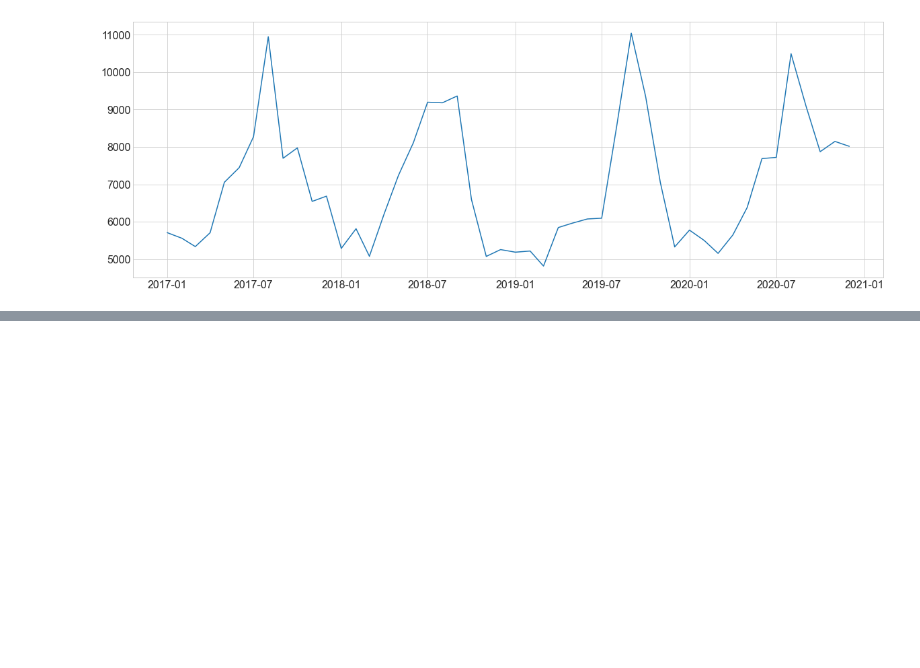
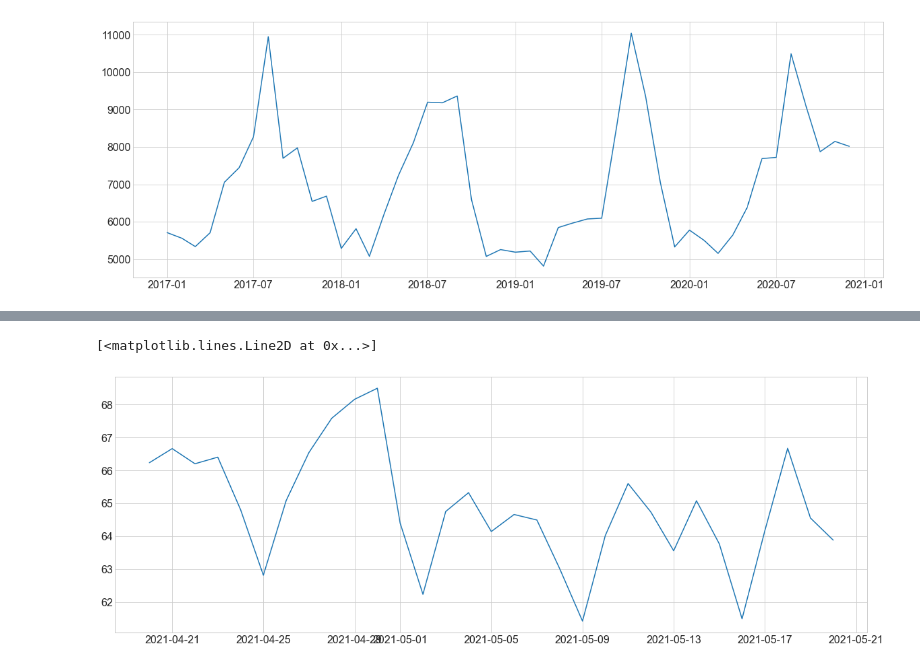
Before and after one commit to slc-data/2021-datathon, a Jupyter notebook: workbooks/sam/datathon.ipynb, the cells around one changed output, grey strips where cells are left out. Drawn from its saved outputs; the diff is of its cells as text; code cells hidden in the pictures; blank space fills up the shorter version.

```diff
--- a/workbooks/sam/datathon.ipynb
+++ b/workbooks/sam/datathon.ipynb
@@ -20,0 +46,5 @@ plt.plot(saws_avg.index, saws_avg.gallons)
+# %%
+plt.plot(sound_df.resample('D').mean())
+# %% [output]
+[<matplotlib.lines.Line2D at 0x...>]
+[figure, added]
```
Also changed, not shown: parts of 10 cells of this notebook.
